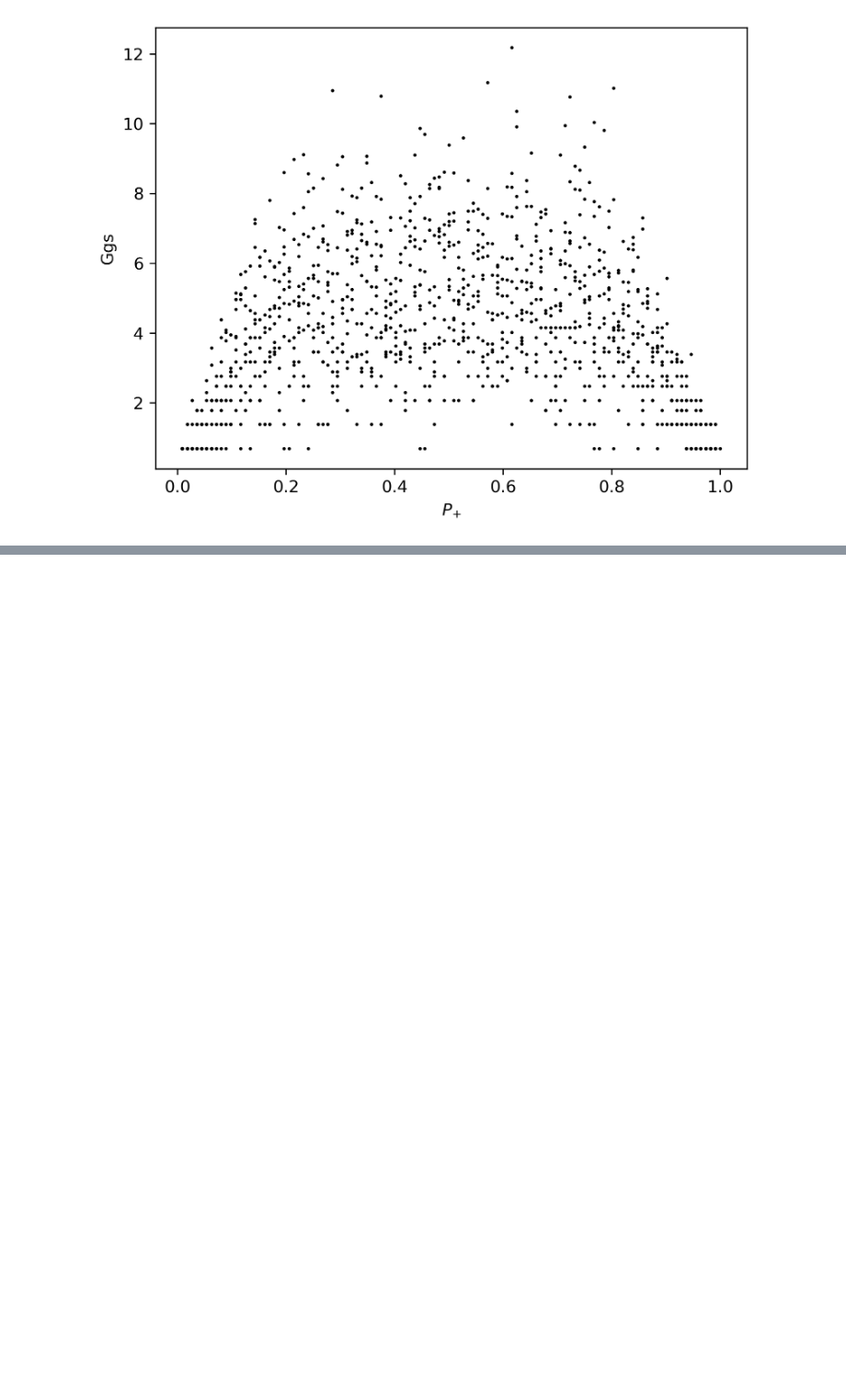
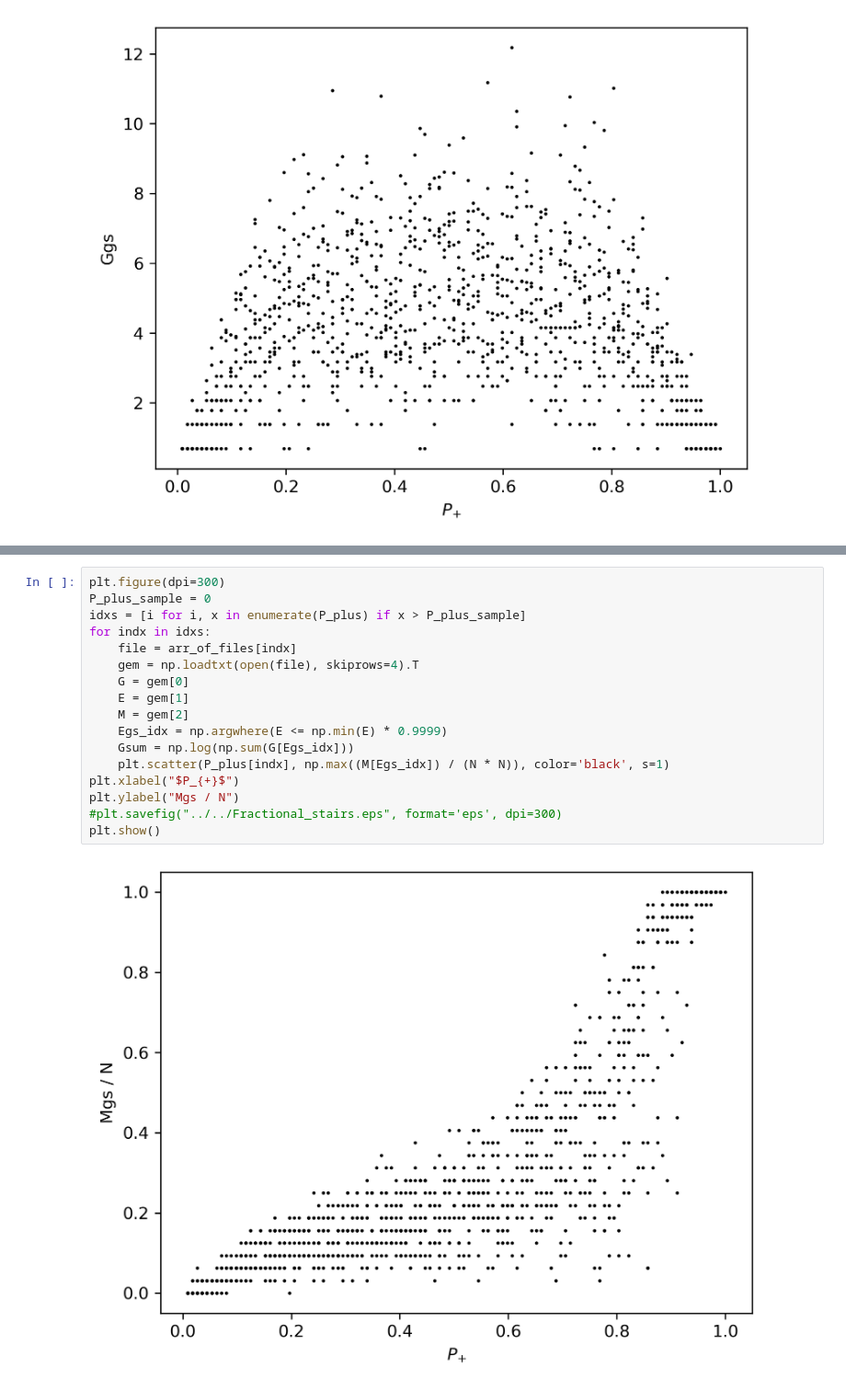
Before and after one commit to feirime/Ground-state-search-2D-Ising-model, a Jupyter notebook: images/scripts_and_programs/Entropy/Ggs.ipynb, the cells around one changed output, grey strips where cells are left out. Shown at 92% size. Drawn from its saved outputs; the diff is of its cells as text; blank space fills up the shorter version.

```diff
--- a/images/scripts_and_programs/Entropy/Ggs.ipynb
+++ b/images/scripts_and_programs/Entropy/Ggs.ipynb
@@ -49,0 +69,19 @@ plt.show()
+# %%
+plt.figure(dpi=300)
+P_plus_sample = 0
+idxs = [i for i, x in enumerate(P_plus) if x > P_plus_sample]
+for indx in idxs:
+    file = arr_of_files[indx]
+    gem = np.loadtxt(open(file), skiprows=4).T
+    G = gem[0]
+    E = gem[1]
+    M = gem[2]
+    Egs_idx = np.argwhere(E <= np.min(E) * 0.9999)
+    Gsum = np.log(np.sum(G[Egs_idx]))
+    plt.scatter(P_plus[indx], np.max((M[Egs_idx]) / (N * N)), color='black', s=1)
+plt.xlabel("$P_{+}$")
+plt.ylabel("Mgs / N")
+#plt.savefig("../../Fractional_stairs.eps", format='eps', dpi=300)
+plt.show()
+# %% [output]
+[figure, added]
```
Also changed, not shown: parts of 4 cells of this notebook, 2 other files.
